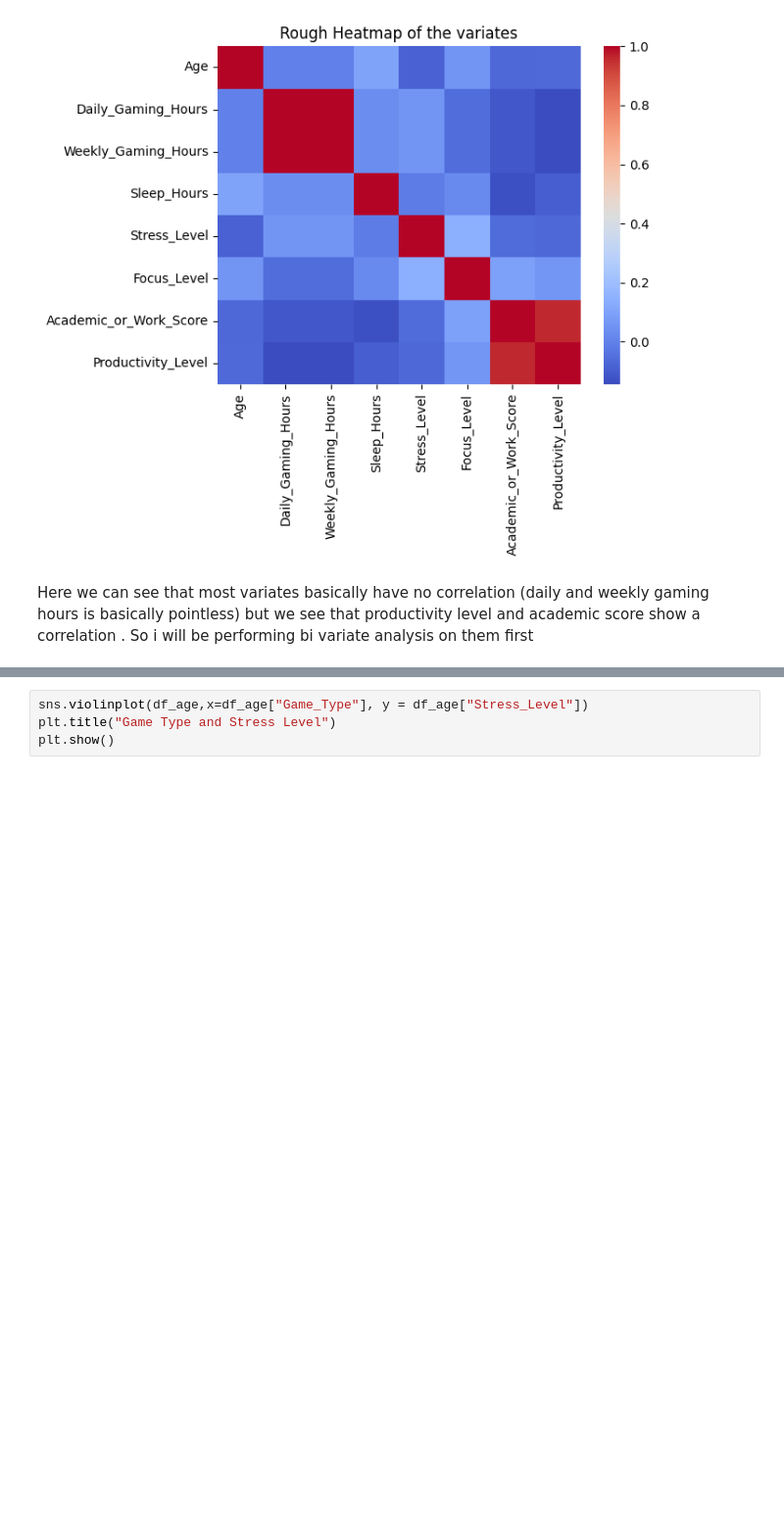
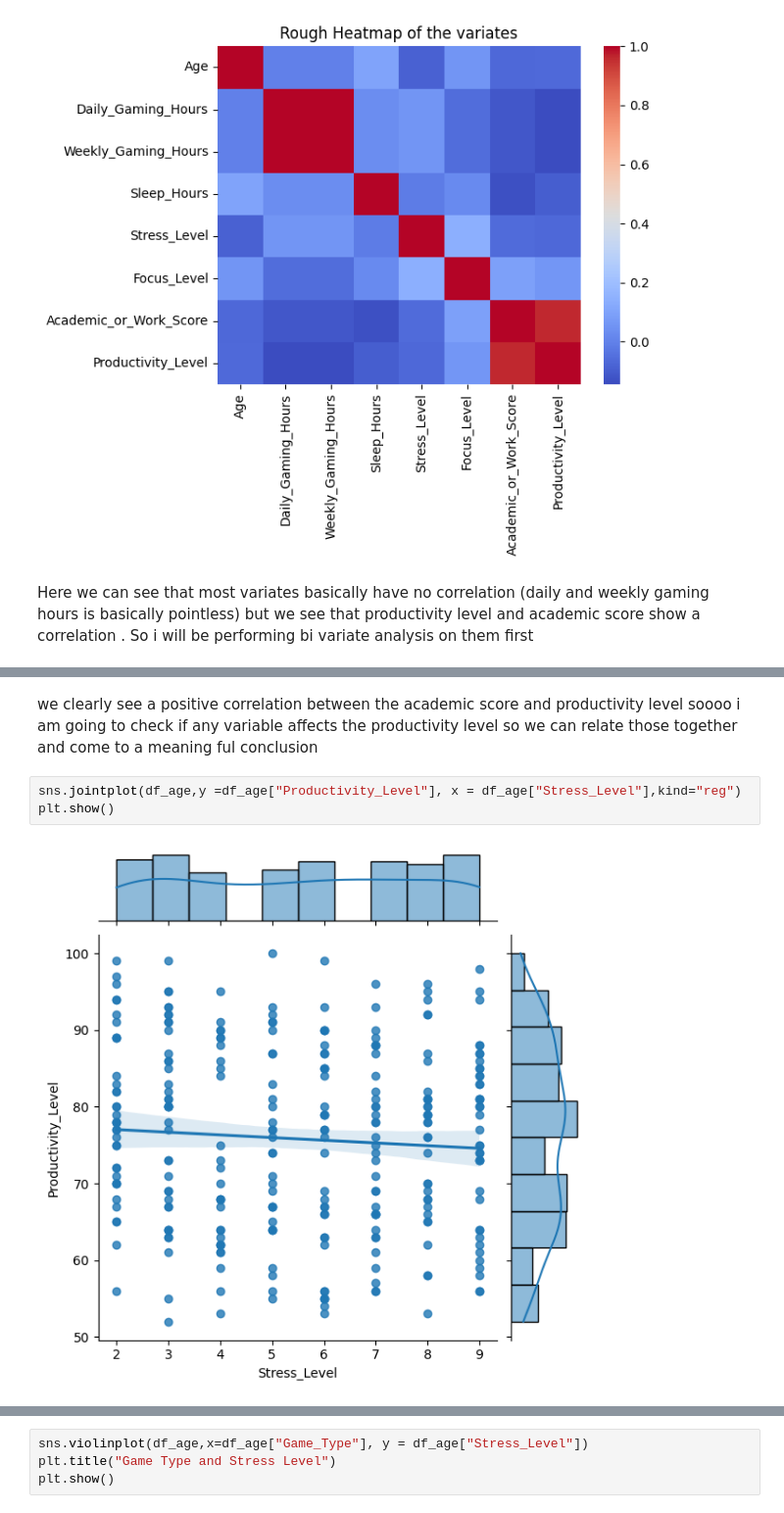
Before and after one commit to Cygus314i/Exploratory-Data-Analysis-Beginner-level-to-learn-, a Jupyter notebook: Gaming&Academic_performances.ipynb, the cells around one changed output, grey strips where cells are left out. Shown at 98% size. Cells and saved outputs as stored; diff of their text form; blank space fills up the shorter version.

```diff
--- a/Gaming&Academic_performances.ipynb
+++ b/Gaming&Academic_performances.ipynb
@@ -44,0 +49,7 @@ plt.show()
+# %% [markdown]
+we clearly see a positive correlation between the academic score and productivity level soooo i am going to check if any variable affects the productivity level so we can relate those together and come to a meaning ful conclusion
+# %%
+sns.jointplot(df_age,y =df_age["Productivity_Level"], x = df_age["Stress_Level"],kind="reg")
+plt.show()
+# %% [output]
+[figure, added]
```
Also changed, not shown: parts of 10 cells of this notebook.
